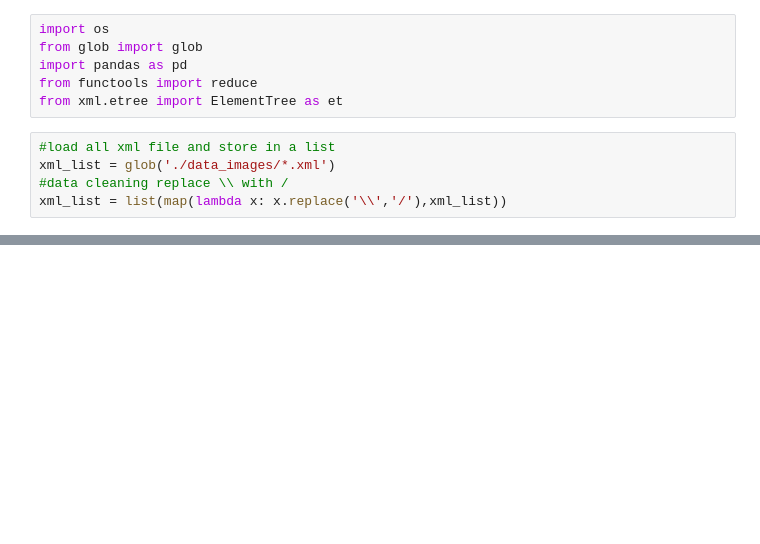
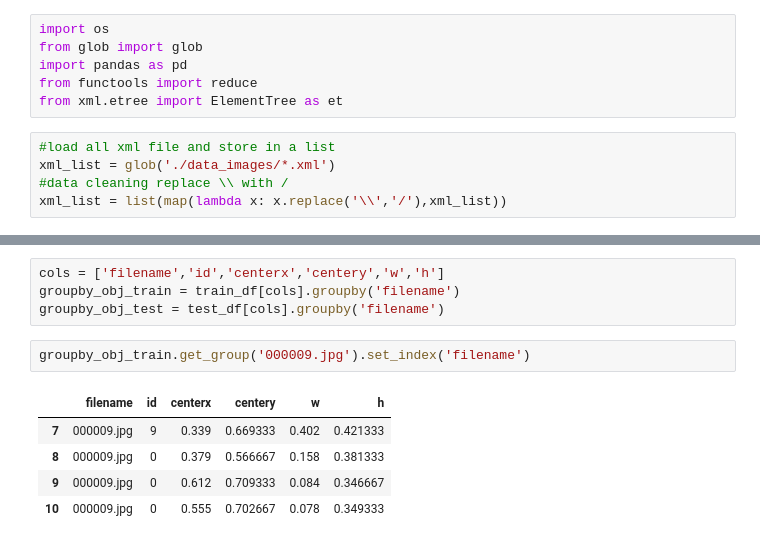
Before and after one commit to LAKIQ/Yolo-Photodetection, a Jupyter notebook: 1_datapreparation/01_extract_object_info_from_xml.ipynb, the cells around one changed output, grey strips where cells are left out. Drawn from its saved outputs; the diff is of its cells as text; blank space fills up the shorter version.

```diff
--- a/1_datapreparation/01_extract_object_info_from_xml.ipynb
+++ b/1_datapreparation/01_extract_object_info_from_xml.ipynb
@@ -44,0 +232,12 @@ TypeError: parse() missing 1 required positional argument: 'source'
+# %%
+cols = ['filename','id','centerx','centery','w','h']
+groupby_obj_train = train_df[cols].groupby('filename')
+groupby_obj_test = test_df[cols].groupby('filename')
+# %%
+groupby_obj_train.get_group('000009.jpg').set_index('filename')
+# %% [output]
+|  | filename | id | centerx | centery | w | h |
+| 7 | 000009.jpg | 9 | 0.339 | 0.669333 | 0.402 | 0.421333 |
+| 8 | 000009.jpg | 0 | 0.379 | 0.566667 | 0.158 | 0.381333 |
+| 9 | 000009.jpg | 0 | 0.612 | 0.709333 | 0.084 | 0.346667 |
+| 10 | 000009.jpg | 0 | 0.555 | 0.702667 | 0.078 | 0.349333 |
```
Also changed, not shown: parts of 24 cells of this notebook.
